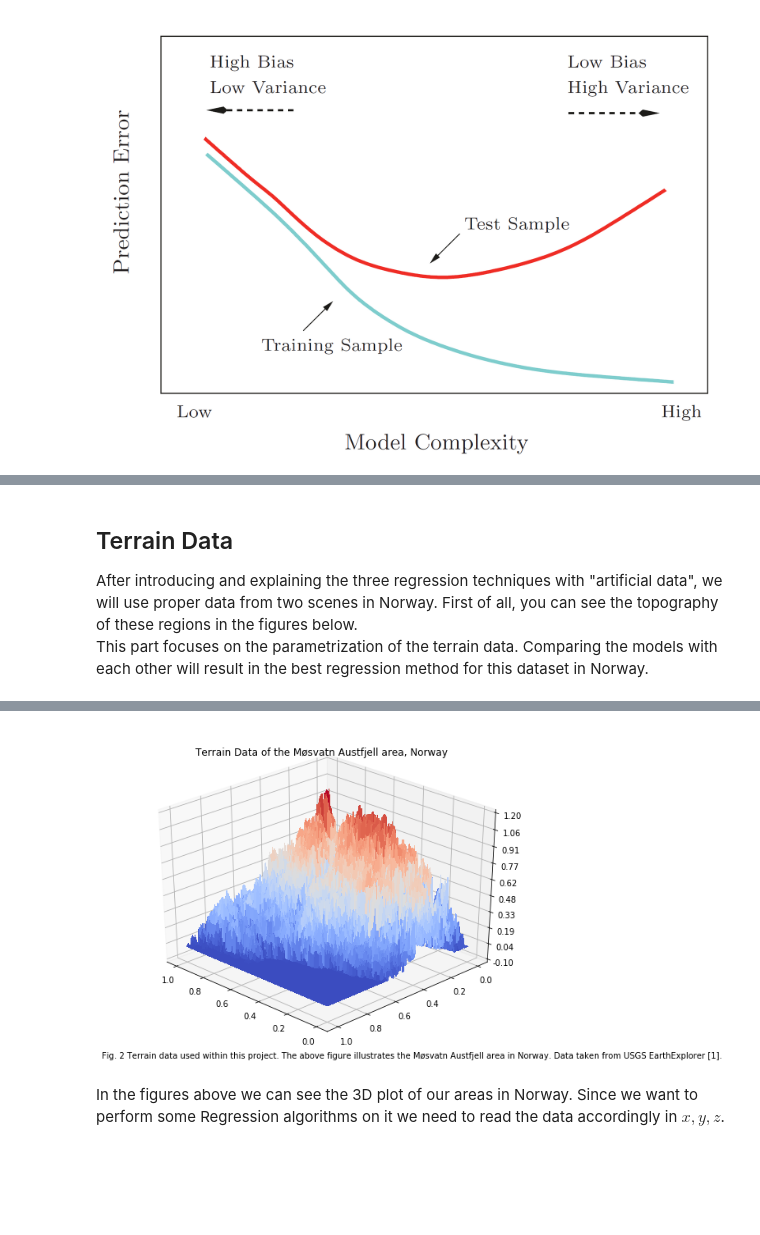
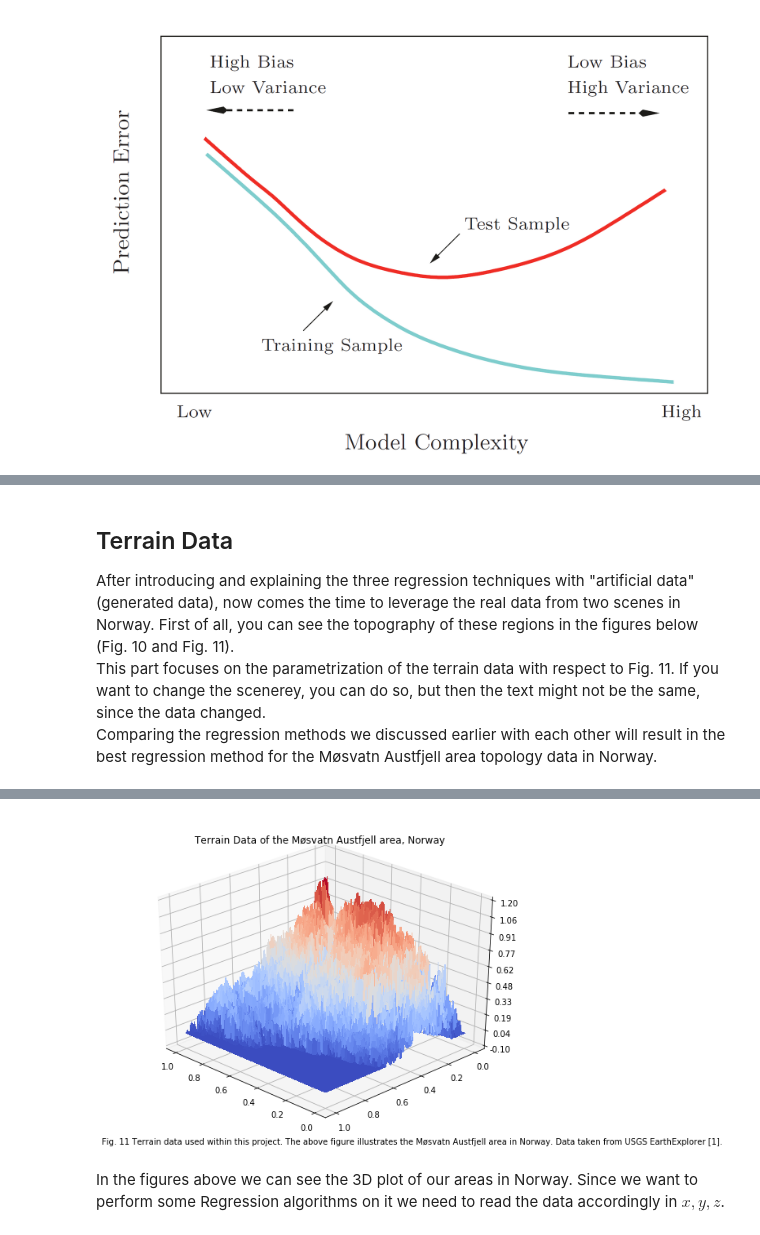
Before and after one commit to lenlehm/Credit_Card_Analysis, a Jupyter notebook: RegressionAnalysisAndResampling.ipynb, the cells around one changed output, grey strips where cells are left out. Cells and saved outputs as stored; diff of their text form; code cells hidden in the pictures; blank space fills up the shorter version.

```diff
--- a/RegressionAnalysisAndResampling.ipynb
+++ b/RegressionAnalysisAndResampling.ipynb
@@ -819,15 +851,23 @@ txt = 'Fig. 4 Toy data example and illustration of the effect of lambda. \n Ridg
 # %%
-#mse_lasso_test[:, 0] # get the polynomial degrees
+# ONLY PLOT THE BEST SCORES OF THE MODEL AND COMPARE LASSO vs. RIDGE
+# A plot is saying more than 1000 words could describe it - so let's describe what we see then:
+txt = 'Fig. 9 Best Regularization Parameter for Ridge (λ = ' + str(lambda_to_test[int(ridge_col)]) + ') and Lambda (λ = ' + str(lambda_to_test[int(lasso_col)]) + ') by increasing polynomial degree. \nBest Scores are based on the test data MSE along with varying λ values.  \nRidge performance (blue curve) vs. LASSO performance (orange curve).'
 fig = plt.figure(figsize=(10, 8))
-for i, lamda in enumerate(lambda_to_test, 1):
-    plt.plot(mse_lasso_test[:, 0], mse_lasso_test[:, i], label= 'Test Regularization: ' + str(lamda))
+
+plt.plot(mse_lasso_test[:, 0], mse_ridge_test[:, ridge_col], label="Ridge MSE on Test")
+plt.plot(mse_lasso_test[:, 0], mse_lasso_test[:, lasso_col], label="Lasso MSE on Test")
+plt.plot(mse_lasso_test[:, 0], ols_mse_test, label="OLS MSE on Test")
+
+# for i, lamda in enumerate(lambda_to_test, 1):
+#     plt.plot(mse_lasso_test[:, 0], mse_lasso_test[:, i], label= 'Test Regularization: ' + str(lamda))
     #plt.plot(mse_lasso_train[:, 0], mse_lasso_train[:, i], label= 'Train Regularization: ' + str(lamda))
+
 plt.ylabel("Mean Squarred Error")
 plt.xlabel("Polynomial Degree")
 plt.legend(loc="upper left")
-plt.title("Illustration of Regularization parameter across the degrees")
-#plt.savefig(plot_dir + '\\lambda_effects.png', transparent=True, bbox_inches='tight')
-#fig.text(0.1, 0, txt)
-plt.legend(loc='upper center', bbox_to_anchor=(0.5, 1.05), ncol=3, fancybox=True, shadow=True)
+plt.title('Best Parametrization of λ for Lasso (λ = ' + str(lambda_to_test[int(lasso_col)]) + ') vs Ridge (λ = ' + str(lambda_to_test[int(ridge_col)]) + ') vs. OLS, for the toy data')
+plt.savefig(plot_dir + '\\franke_models.png', transparent=True, bbox_inches='tight')
+fig.text(0.1, 0, txt)
+plt.legend(loc='lower center', bbox_to_anchor=(0.5, 1.05), ncol=3, fancybox=True, shadow=True)
 plt.show()
 # %% [output]
@@ -835,47 +890,53 @@ plt.show()
 # %% [markdown]
 ## Terrain Data
 
-After introducing and explaining the three regression techniques with "artificial data", we will use proper data from two scenes in Norway. First of all, you can see the topography of these regions in the figures below. <br />
-This part focuses on the parametrization of the terrain data.
-Comparing the models with each other will result in the best regression method for this dataset in Norway.
+After introducing and explaining the three regression techniques with "artificial data" (generated data), now comes the time to leverage the real data from two scenes in Norway. First of all, you can see the topography of these regions in the figures below (Fig. 10 and Fig. 11). <br />
+This part focuses on the parametrization of the terrain data with respect to Fig. 11. If you want to change the scenerey, you can do so, but then the text might not be the same, since the data changed. <br />
+Comparing the regression methods we discussed earlier with each other will result in the best regression method for the Møsvatn Austfjell area topology data in Norway.
 # %%
+# import the image libraries we need
+from PIL import Image
+from imageio import imread
+from matplotlib.ticker import LinearLocator, FormatStrFormatter
+
 def plot_terrain(file_number=1):
     # caption the plot
     if file_number == 2:
         area_name = 'the Møsvatn Austfjell area'
+        plot_number = 11
     else:
         area_name = 'a region close to Stavanger'
-    txt = 'Fig. ' + str(file_number) + ' Terrain data used within this project. The above figure illustrates ' + area_name + ' in Norway. Data taken from USGS EarthExplorer [1].'
-
+        plot_number = 10
+    txt = 'Fig. ' + str(plot_number) + ' Terrain data used within this project. The above figure illustrates ' + area_name + ' in Norway. Data taken from USGS EarthExplorer [1].'
     # read the file and generate the data
     fileName = os.path.join(os.getcwd(), 'SRTM_data_Norway_' + str(file_number) + '.tif')
     image = Image.open(fileName, mode='r')
     image.mode = 'I'
     #print(image.size) # width, height
     x = np.linspace(0, 1, image.size[0])
     y = np.linspace(0, 1, image.size[1])
     X,Y = np.meshgrid(x,y)
     Z = np.array(image)
     Z = Z - np.min(Z)
     Z = Z / np.max(Z)
 
     # plot the figure
     fig = plt.figure(figsize=(9,7))
     ax = fig.gca(projection='3d')
     ax.plot_surface(X,Y,Z,cmap=cm.coolwarm,linewidth=0, antialiased=False)
     ax.set_zlim(-0.10, 1.20)
     ax.set_title("Terrain Data of " + area_name + ", Norway")
     ax.zaxis.set_major_locator(LinearLocator(10))
     ax.zaxis.set_major_formatter(FormatStrFormatter('%.02f'))
     ax.view_init(30, 45+90)
     fig.text(.1,.1,txt)
     #plt.savefig(plot_dir + '\\terrain_' + area_name + '.png', transparent=True, bbox_inches='tight')
     plt.show()
 plot_terrain()
 plot_terrain(2)
 # %% [output]
 [figure]
-[figure, old version]
+[figure, new version]
 # %% [markdown]
 In the figures above we can see the 3D plot of our areas in Norway.
 Since we want to perform some Regression algorithms on it we need to read the data accordingly in $x, y, z$.
```
Also changed, not shown: parts of 73 cells of this notebook, 1 other file.
